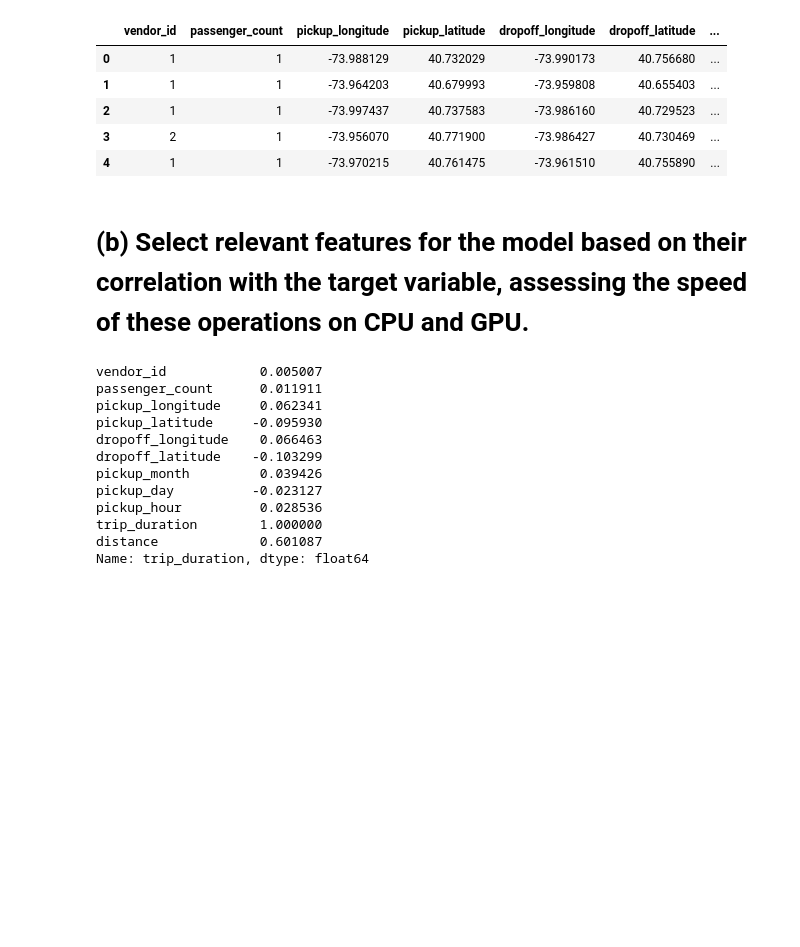
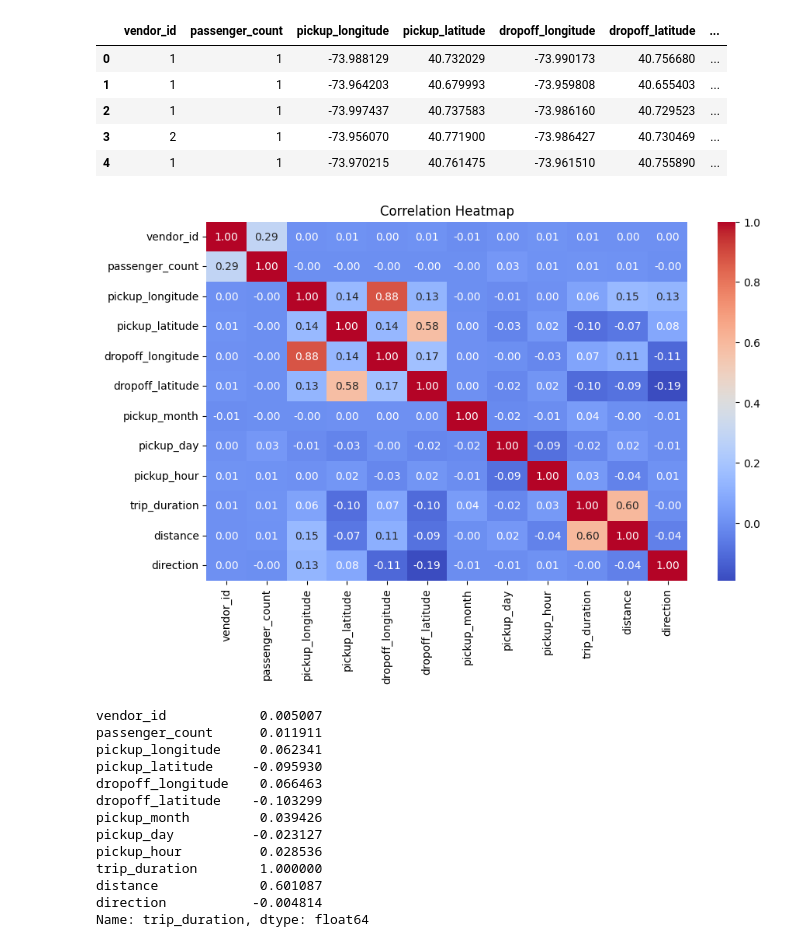
Before and after one commit to IshikaGopie/COMP6940-A4, a Jupyter notebook: section-2.ipynb, the cells around one changed output. Cells and saved outputs as stored; diff of their text form; code cells hidden in the pictures; blank space fills up the shorter version.

Commit message:
* updated models to use more features
* did model evaluation

* added a direction column

```diff
--- a/section-2.ipynb
+++ b/section-2.ipynb
@@ -493,17 +480,24 @@ def calculate_distance(row):
     pickup_coords = (row['pickup_latitude'], row['pickup_longitude'])
     dropoff_coords = (row['dropoff_latitude'], row['dropoff_longitude'])
     return hs.haversine(pickup_coords, dropoff_coords, unit=Unit.KILOMETERS)
+
+def calculate_direction(row):
+    return ox.bearing.calculate_bearing(row['pickup_latitude'], row['pickup_longitude'], row['dropoff_latitude'], row['dropoff_longitude'])
 # %%
 training_gpu_pandas = train_gpu.to_pandas()
 test_gpu_pandas = test_gpu.to_pandas()
 # %%
 # Feature Engineering using cuDF
 # create a new column for the distance of the trip
+# create a new column for the distance and direction of the trip
 time_start_gpu = time.time()
 
 train_gpu['distance'] = training_gpu_pandas.apply(calculate_distance, axis=1)
 test_gpu['distance'] = test_gpu_pandas.apply(calculate_distance, axis=1)
 
+train_gpu['direction'] = training_gpu_pandas.apply(calculate_direction, axis=1)
+test_gpu['direction'] = test_gpu_pandas.apply(calculate_direction, axis=1)
+
 end_time_gpu = time.time()
 # %%
 # Feature Engineering using pandas
@@ -563,16 +560,21 @@ test_cpu.head(5)
 | 2 | 1 | 1 | -73.997437 | 40.737583 | -73.986160 | 40.729523 | ... |
 | 3 | 2 | 1 | -73.956070 | 40.771900 | -73.986427 | 40.730469 | ... |
 | 4 | 1 | 1 | -73.970215 | 40.761475 | -73.961510 | 40.755890 | ... |
-# %% [markdown]
-# (b) Select relevant features for the model based on their correlation with the target variable, assessing the speed of these operations on CPU and GPU.
 # %%
 # Feature Selection using cuDF
 # calculate the correlation between the features and the target variable trip_duration
 time_start_gpu = time.time()
 
 correlation_gpu = train_gpu.to_pandas().corr()['trip_duration']
+# print corelation heatmap
+plt.figure(figsize=(10, 6))
+sns.heatmap(train_gpu.to_pandas().corr(), annot=True, cmap='coolwarm', fmt=".2f")
+plt.title('Correlation Heatmap')
+plt.show()
 
 end_time_gpu = time.time()
+# %% [output]
+[figure, added]
 # %%
 correlation_gpu
 # %% [output]
@@ -587,6 +589,7 @@ pickup_day          -0.023127
 pickup_hour          0.028536
 trip_duration        1.000000
 distance             0.601087
+direction           -0.004814
 Name: trip_duration, dtype: float64
 # %%
 # Feature Selection using pandas
```
Also changed, not shown: parts of 31 cells of this notebook.
